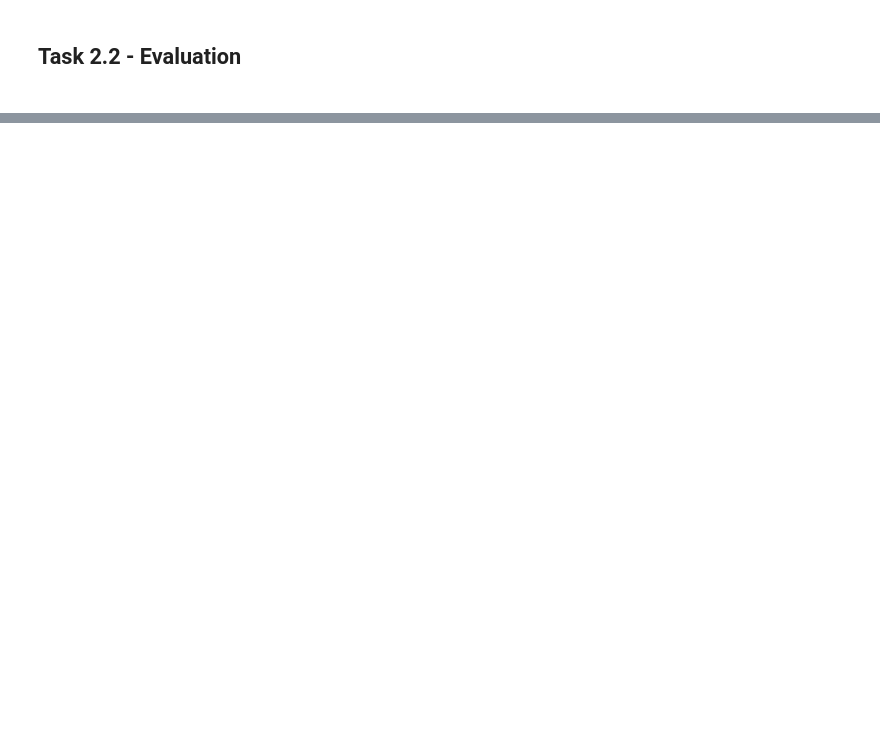
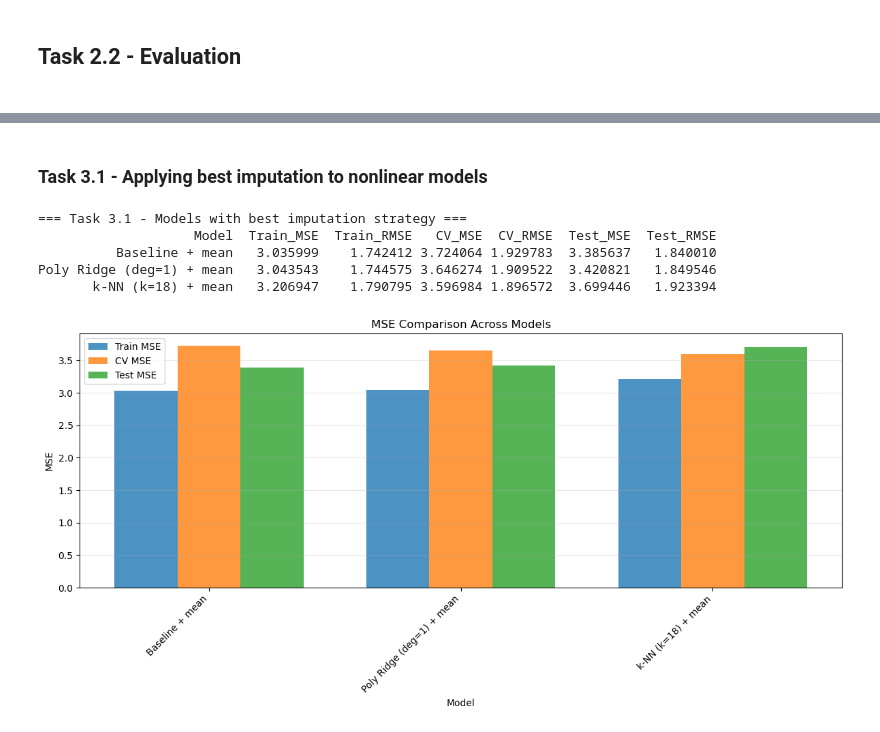
Before and after one commit to Custodio30/MLNOVA-AA-Assigement-2-Bernardo-Joao-Leonor-, a Jupyter notebook: assigment #2/notebooks/assigment#2.ipynb, the cells around one changed output, grey strips where cells are left out. Cells and saved outputs as stored; diff of their text form; code cells hidden in the pictures; blank space fills up the shorter version.

```diff
--- a/assigment #2/notebooks/assigment#2.ipynb
+++ b/assigment #2/notebooks/assigment#2.ipynb
@@ -597,0 +864,74 @@ Test RMSE: 1.9996
+# %% [markdown]
+<h3> Task 3.1 - Applying best imputation to nonlinear models </h3>
+# %%
+from sklearn.impute import SimpleImputer, KNNImputer
+
+# Rebuild an unfitted imputer corresponding to best_strategy_name
+# (so we do not reuse the already-fitted one from before)
+if best_strategy_name == "mean":
+    best_imputer = SimpleImputer(strategy="mean")
+elif best_strategy_name == "median":
+    best_imputer = SimpleImputer(strategy="median")
+elif best_strategy_name == "most_frequent":
+    best_imputer = SimpleImputer(strategy="most_frequent")
+elif best_strategy_name == "constant_zero":
+    best_imputer = SimpleImputer(strategy="constant", fill_value=0.0)
+elif best_strategy_name == "knn_5":
+    best_imputer = KNNImputer(n_neighbors=5, weights="uniform")
+else:
+    raise ValueError(f"Unknown best strategy: {best_strategy_name}")
+
+# We reuse the best hyperparameters found in Task 2:
+#   - best_degree_ridge (for Polynomial Ridge)
+#   - best_k (for k-NN)
+# They should already be defined from Task 2.
+
+# Polynomial Ridge with imputation
+poly_ridge_imputed = make_pipeline(
+    best_imputer,
+    StandardScaler(with_mean=True),
+    PolynomialFeatures(degree=best_degree_ridge, include_bias=False),
+    RidgeCV(alphas=np.array([0.1, 1.0, 10.0, 100.0, 1000.0]))
+)
+
+# k-NN with imputation
+knn_imputed = make_pipeline(
+    best_imputer,
+    StandardScaler(with_mean=True),
+    KNeighborsRegressor(n_neighbors=best_k)
+)
+
+# Baseline with the best imputer (for comparison in this task)
+baseline_imputed = make_pipeline(
+    best_imputer,
+    StandardScaler(with_mean=True),
+    LinearRegression()
+)
+
+# Compare the three models on the Task 3.1 dataset (with missing features)
+models_task3 = {
+    f"Baseline + {best_strategy_name}": baseline_imputed,
+    f"Poly Ridge (deg={best_degree_ridge}) + {best_strategy_name}": poly_ridge_imputed,
+    f"k-NN (k={best_k}) + {best_strategy_name}": knn_imputed,
+}
+
+results_task3_df, _ = compare_models(
+    models_task3,
+    X_train_imp, y_train_imp,
+    X_test_imp, y_test_imp,
+    cv=5,
+    random_state=42
+)
+
+print("\n=== Task 3.1 - Models with best imputation strategy ===")
+print(results_task3_df.to_string(index=False))
+
+# Optional: plot comparison of MSE across models in Task 3.1
+plot_model_comparison(results_task3_df, _, y_test_imp)
+# %% [output]
+=== Task 3.1 - Models with best imputation strategy ===
+                    Model  Train_MSE  Train_RMSE   CV_MSE  CV_RMSE  Test_MSE  Test_RMSE
+          Baseline + mean   3.035999    1.742412 3.724064 1.929783  3.385637   1.840010
+Poly Ridge (deg=1) + mean   3.043543    1.744575 3.646274 1.909522  3.420821   1.849546
+       k-NN (k=18) + mean   3.206947    1.790795 3.596984 1.896572  3.699446   1.923394
+[figure, added]
```
Also changed, not shown: parts of 13 cells of this notebook, 6 other files.
